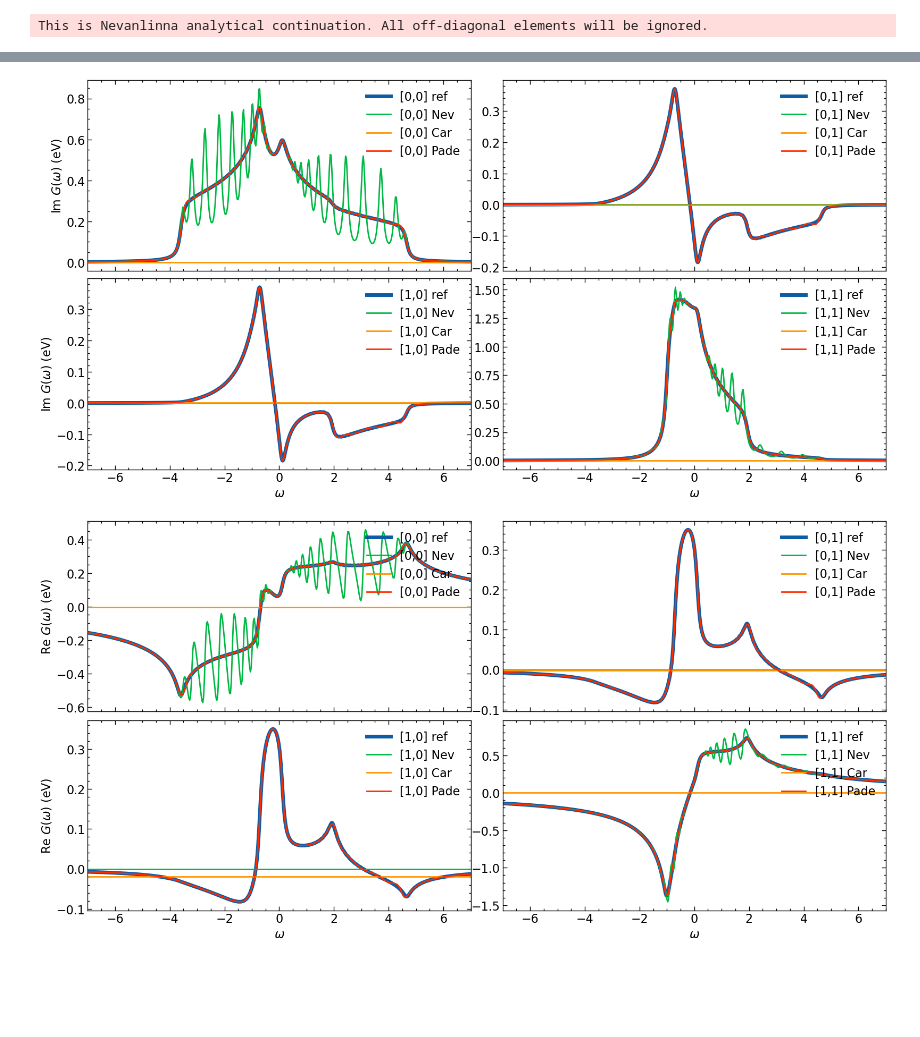
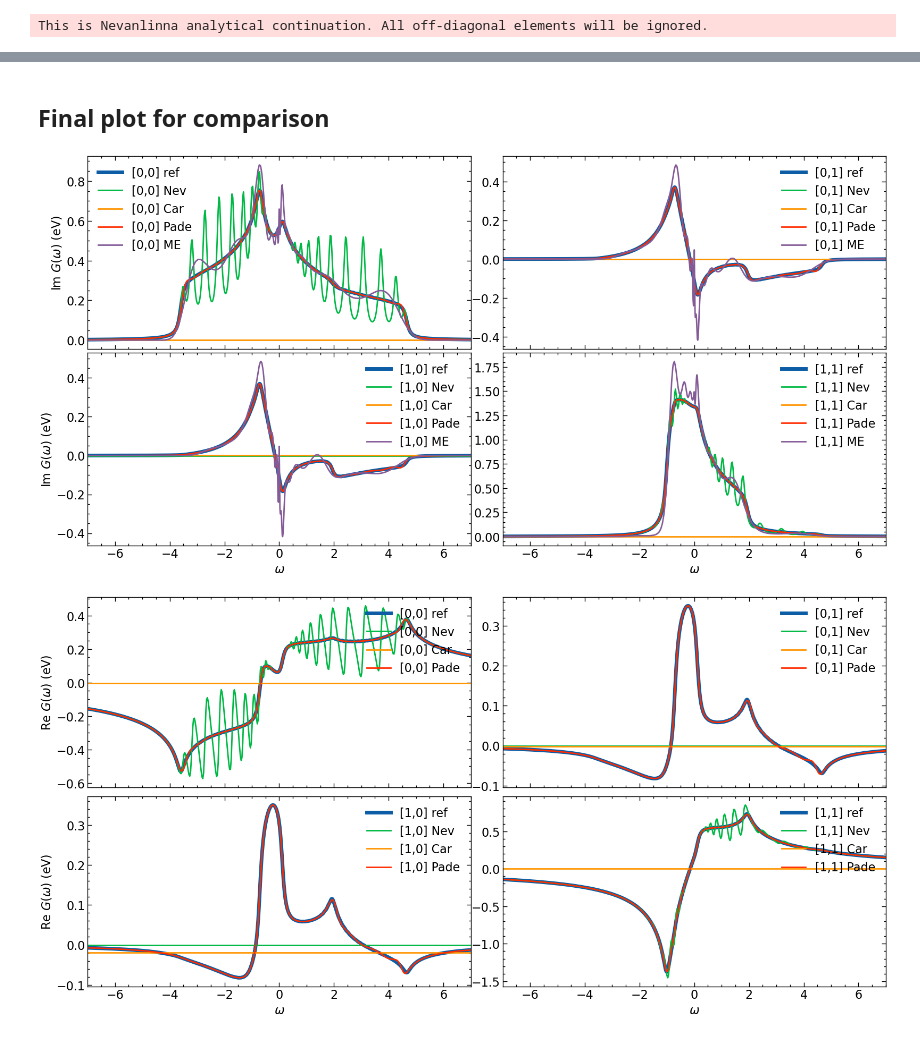
Before and after one commit to TRIQS/Nevanlinna, a Jupyter notebook: doc/tutorials/hubbard_square_non_int.ipynb, the cells around one changed output, grey strips where cells are left out. Cells and saved outputs as stored; diff of their text form; code cells hidden in the pictures; blank space fills up the shorter version.

```diff
--- a/doc/tutorials/hubbard_square_non_int.ipynb
+++ b/doc/tutorials/hubbard_square_non_int.ipynb
@@ -184,0 +194,20 @@ G_loc_w_CN = solver.evaluate(nevan_mesh, delta)
+# %%
+tm = PoormanMaxEnt(use_hermiticity=True)
+tm.set_G_iw(G_loc_iw)
+tm.set_error(1.e-5)
+tm.omega = HyperbolicOmegaMesh(omega_min=w_window[0], omega_max=w_window[1], n_points=200)
+tm.alpha_mesh = LogAlphaMesh(alpha_min=1e-4, alpha_max=1e2, n_points=30)
+result = tm.run()
+k_diag = tm.maxent_diagonal.K
+k_off_diag = tm.maxent_offdiagonal.K
+print(result.analyzer_results[0][0]['LineFitAnalyzer']['alpha_index'])
+print(result.analyzer_results[0][1]['LineFitAnalyzer']['alpha_index'])
+print(result.analyzer_results[1][1]['LineFitAnalyzer']['alpha_index'])
+
+
+w_mesh_arr = np.linspace(w_mesh.omega_min, w_mesh.omega_max, len(w_mesh))
+G_loc_w_ME = np.zeros((n_orb,n_orb,len(w_mesh_arr)))
+
+for i in range(n_orb):
+    for j in range(n_orb):
+        G_loc_w_ME[i,j,:] = np.interp(w_mesh_arr, np.array(result.omega), result.get_A_out('LineFitAnalyzer')[i,j])
@@ -185,3 +232,5 @@ G_loc_w_CN = solver.evaluate(nevan_mesh, delta)
+# %% [markdown]
+## Final plot for comparison
 # %%
 fig, ax = plt.subplots(n_orb, n_orb, figsize=(8*n_orb,4*n_orb), dpi=100, squeeze=False,sharex=True)
 
@@ -193,9 +242,11 @@ for i in range(n_orb):
         ax[i,j].oplot(-1*G_loc_w_N[i,j].imag, label=f'[{i},{j}] Nev')
         ax[i,j].oplot(-1*G_loc_w_CN[i,j].imag, label=f'[{i},{j}] Car')
         ax[i,j].oplot(-1*G_loc_w_P[i,j].imag, label=f'[{i},{j}] Pade')
+        ax[i,j].plot(w_mesh_arr,np.pi*G_loc_w_ME[i,j], label=f'[{i},{j}] ME')
 
 
         ax[i,j].set_xlim(w_window)
+        ax[i,j].legend()
         if i == shp[0]-1:
             ax[i,j].set_xlabel(r'$\omega$')
         else:
@@ -204,32 +255,33 @@ for i in range(n_orb):
             ax[i,j].set_ylabel(r'Im $G (\omega)$ (eV)')
         else:
             ax[i,j].set_ylabel(r'')
 
 plt.tight_layout(pad=0.4, w_pad=0.1, h_pad=0.4)
+
 plt.show()
 
 fig, ax = plt.subplots(n_orb, n_orb, figsize=(8*n_orb,4*n_orb), dpi=100, squeeze=False,sharex=True)
 
 for i in range(n_orb):
     for j in range(n_orb):
         # plotting results
         ax[i,j].oplot(G_loc_w[i,j].real, lw=5, label=f'[{i},{j}] ref')
         ax[i,j].oplot(G_loc_w_N[i,j].real, label=f'[{i},{j}] Nev')
         ax[i,j].oplot(G_loc_w_CN[i,j].real, label=f'[{i},{j}] Car')
         ax[i,j].oplot(G_loc_w_P[i,j].real, label=f'[{i},{j}] Pade')
 
         ax[i,j].set_xlim(w_window)
         if i == shp[0]-1:
             ax[i,j].set_xlabel(r'$\omega$')
         else:
             ax[i,j].set_xlabel(r'')
         if j == 0:
             ax[i,j].set_ylabel(r'Re $G (\omega)$ (eV)')
         else:
             ax[i,j].set_ylabel(r'')
 
 plt.tight_layout(pad=0.4, w_pad=0.1, h_pad=0.4)
 plt.show()
 # %% [output]
-[figure, old version]
+[figure, new version]
 [figure]
```
Also changed, not shown: parts of 9 cells of this notebook, 4 other files.
